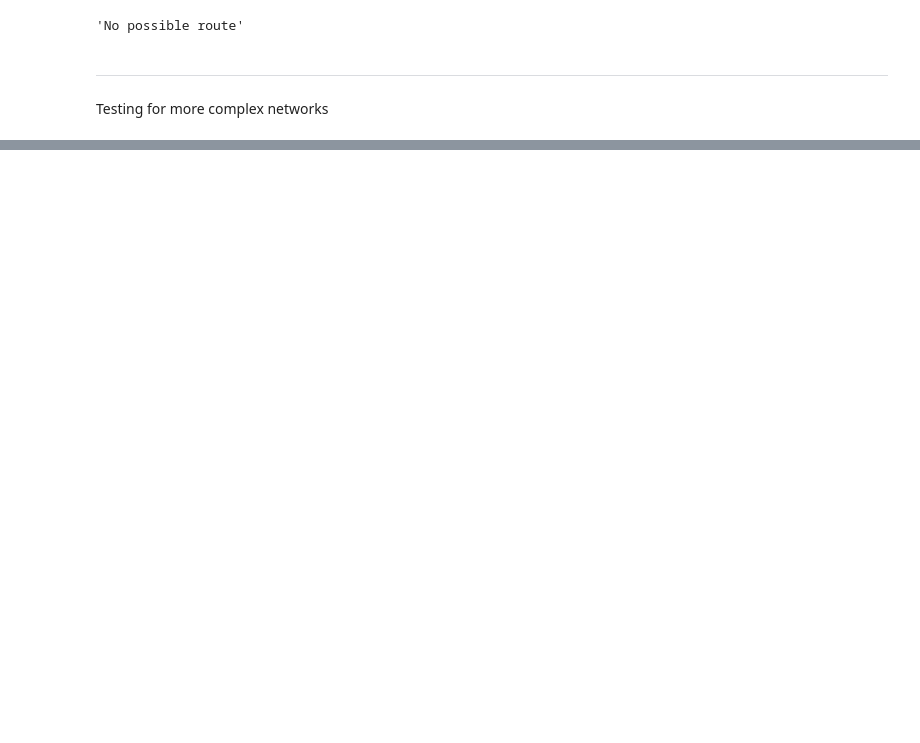
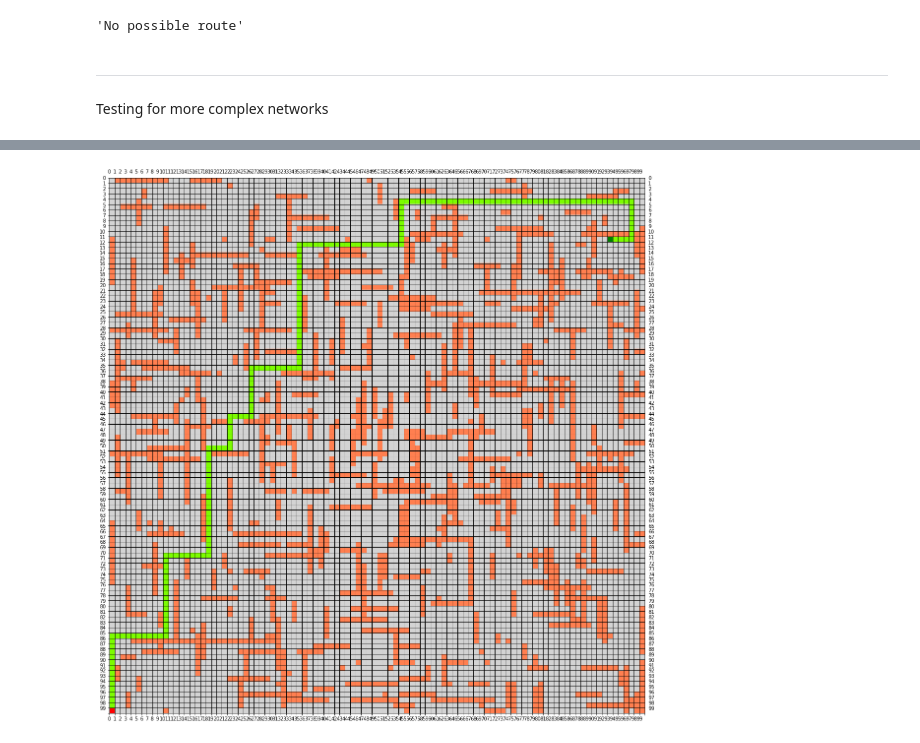
Before and after one commit to timwright614/Navigation, a Jupyter notebook: Navigation.ipynb, the cells around one changed output, grey strips where cells are left out. Saved outputs shown, nothing was run; the diff lists cells and outputs as text; code cells hidden in the pictures; blank space fills up the shorter version.

```diff
--- a/Navigation.ipynb
+++ b/Navigation.ipynb
@@ -361,0 +465,6 @@ show_grid(grid_path(start_complex, end_complex, complex_grid), (20,20))
+# %%
+#noting that this system preferences staying on the current vector which means
+#reversing the start and end points will produce slightly differnt paths
+show_grid(grid_path_straight(end_complex, start_complex, complex_grid), (20,20))
+# %% [output]
+[figure, added]
```
Also changed, not shown: parts of 15 cells of this notebook.
